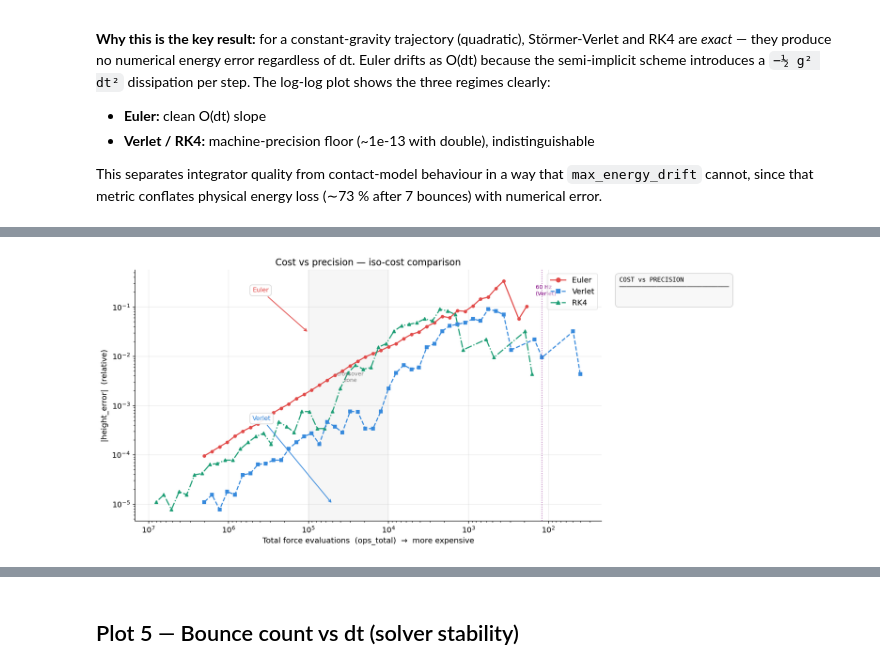
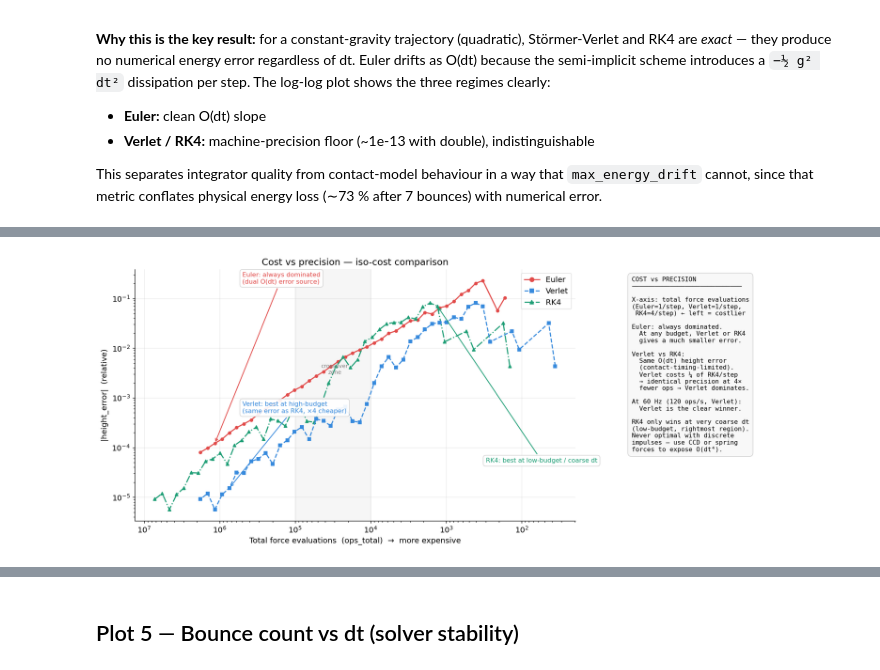
Before and after one commit to TomLaclavere/3DPhysicsEngine, a Jupyter notebook: benchmarks/Bouncing/benchmark_analysis.ipynb, the cells around one changed output, grey strips where cells are left out. Saved outputs shown, nothing was run; the diff lists cells and outputs as text; code cells hidden in the pictures.

```diff
--- a/benchmarks/Bouncing/benchmark_analysis.ipynb
+++ b/benchmarks/Bouncing/benchmark_analysis.ipynb
@@ -432,59 +535,90 @@ plt.show()
 # %%
-fig, (ax, ax_notes) = plt.subplots(
-    1, 2, figsize=(15, 6),
-    gridspec_kw={"width_ratios": [2, 1]}
-)
+fig, (ax, ax_notes) = plt.subplots(1, 2, figsize=(15, 6), gridspec_kw={"width_ratios": [2, 1]})
 
 for solver, grp in df.groupby("solver"):
     s = SOLVER_STYLE[solver]
     grp = grp.sort_values("ops_total")
     mask = grp["max_height_error"] > 0
-    ax.loglog(grp.loc[mask, "ops_total"], grp.loc[mask, "max_height_error"],
-              color=s["color"], marker=s["marker"], ls=s["ls"],
-              markersize=4, linewidth=1.6)
+    ax.loglog(
+        grp.loc[mask, "ops_total"],
+        grp.loc[mask, "max_height_error"],
+        color=s["color"], marker=s["marker"], ls=s["ls"],
+        markersize=4, linewidth=1.6,
+    )
 
-# Crossover region
+# Crossover zone
 ax.axvspan(1e4, 1e5, alpha=0.07, color="gray")
 ax.text(3e4, 3e-3, "crossover\nzone", fontsize=8, color="gray", ha="center")
 
-ax.annotate("Euler",
-            xy=(1e5, 3e-2), xytext=(5e5, 2e-1),
-            arrowprops=dict(arrowstyle="->", color="#E24B4A", lw=1.2),
-            color="#E24B4A", fontsize=9, bbox=ABOX)
+# Annotate Euler (always dominated)
+euler_mid = df[(df["solver"]=="Euler") & (df["max_height_error"]>0)].sort_values("ops_total").iloc[-3]
+ax.annotate(
+    "Euler: always dominated\n(dual O(dt) error source)",
+    xy=(euler_mid["ops_total"], euler_mid["max_height_error"]),
+    xytext=(5e5, 2e-1),
+    arrowprops=dict(arrowstyle="->", color="#E24B4A", lw=1.2),
+    color="#E24B4A", fontsize=9, bbox=ABOX,
+)
 
-ax.annotate("Verlet",
-            xy=(5e4, 1e-5), xytext=(5e5, 5e-4),
-            arrowprops=dict(arrowstyle="->", color="#378ADD", lw=1.2),
-            color="#378ADD", fontsize=9, bbox=ABOX)
+# Annotate Verlet
+vlt_mid = df[(df["solver"]=="Verlet") & (df["max_height_error"]>0)].sort_values("ops_total").iloc[-5]
+ax.annotate(
+    "Verlet: best at high-budget\n(same error as RK4, ×4 cheaper)",
+    xy=(vlt_mid["ops_total"], vlt_mid["max_height_error"]),
+    xytext=(5e5, 5e-4),
+    arrowprops=dict(arrowstyle="->", color="#378ADD", lw=1.2),
+    color="#378ADD", fontsize=9, bbox=ABOX,
+)
 
-ax.annotate("RK4",
-            xy=(5e2, 1e-7), xytext=(2e3, 5e-5),
-            arrowprops=dict(arrowstyle="->", color="#1D9E75", lw=1.2),
-            color="#1D9E75", fontsize=9, bbox=ABOX)
-
-# Game physics reference
-ax.axvline(120, color="purple", ls=":", lw=1.2, alpha=0.6)
-ax.text(145, ax.get_ylim()[1] * 0.5 if ax.get_ylim()[1] > 0 else 1e-1,
-        "60 Hz\n(Verlet)", fontsize=8, color="purple", va="top")
+# Annotate RK4
+rk4_mid = df[(df["solver"]=="RK4") & (df["max_height_error"]>0)].sort_values("ops_total").iloc[5]
+ax.annotate(
+    "RK4: best at low-budget / coarse dt",
+    xy=(rk4_mid["ops_total"], rk4_mid["max_height_error"]),
+    xytext=(3e2, 5e-5),
+    arrowprops=dict(arrowstyle="->", color="#1D9E75", lw=1.2),
+    color="#1D9E75", fontsize=9, bbox=ABOX,
+)
 
 ax.set_xlabel("Total force evaluations  (ops_total)  →  more expensive")
 ax.set_ylabel("|height_error|  (relative)")
 ax.set_title("Cost vs precision — iso-cost comparison")
 ax.invert_xaxis()
 solver_legend(ax, loc="upper right")
 
 ax_notes.axis("off")
 notes = (
     "COST vs PRECISION\n"
     "─────────────────────────────\n\n"
+    "X-axis: total force evaluations\n"
+    "(Euler=1/step, Verlet=1/step,\n"
+    " RK4=4/step) ← left = costlier\n\n"
+    "Euler: always dominated.\n"
+    "  At any budget, Verlet or RK4\n"
+    "  gives a much smaller error.\n\n"
+    "Verlet vs RK4:\n"
+    "  Same O(dt) height error\n"
+    "  (contact-timing-limited).\n"
+    "  Verlet costs ¼ of RK4/step\n"
+    "  → identical precision at 4×\n"
+    "  fewer ops → Verlet dominates.\n\n"
+    "At 60 Hz (120 ops/s, Verlet):\n"
+    "  Verlet is the clear winner.\n\n"
+    "RK4 only wins at very coarse dt\n"
+    "(low-budget, rightmost region).\n"
+    "Never optimal with discrete\n"
+    "impulses — use CCD or spring\n"
+    "forces to expose O(dt⁴)."
 )
-ax_notes.text(0.04, 0.97, notes, transform=ax_notes.transAxes,
-              fontsize=9, va="top", family="monospace",
-              bbox=dict(boxstyle="round,pad=0.6", fc="#f8f8f8", ec="#cccccc", lw=0.8))
+ax_notes.text(
+    0.04, 0.97, notes, transform=ax_notes.transAxes,
+    fontsize=9, va="top", family="monospace",
+    bbox=dict(boxstyle="round,pad=0.6", fc="#f8f8f8", ec="#cccccc", lw=0.8),
+)
 
 plt.tight_layout()
 plt.savefig("plot_cost_vs_precision.png", dpi=150, bbox_inches="tight")
 plt.show()
 # %% [output]
-[figure, old version]
+[figure, new version]
 # %% [markdown]
```
Also changed, not shown: parts of 13 cells of this notebook, 29 other files.
